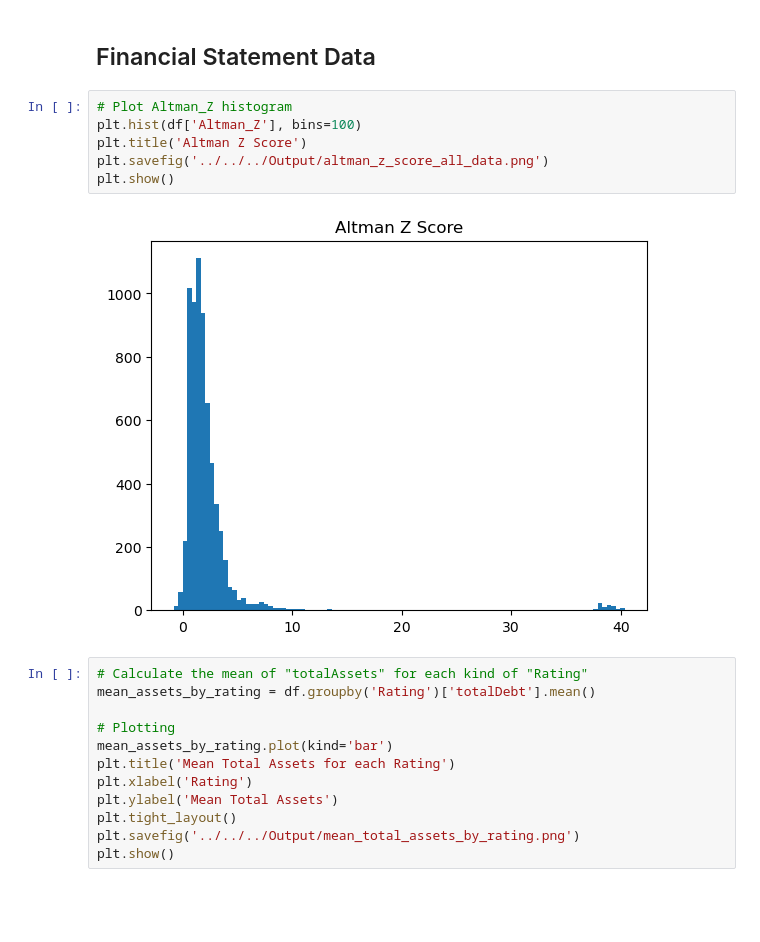
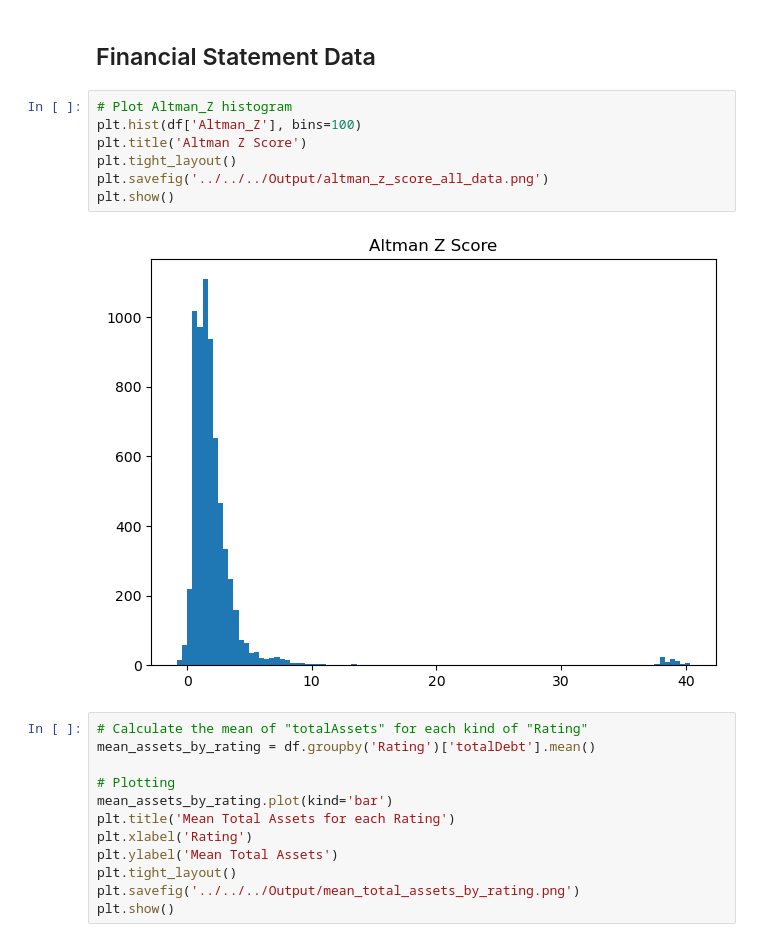
Before and after one commit to current12/Stat-222-Project, a Jupyter notebook: Code/Exploratory Data Analysis/All Data/All Data - Tabular EDA.ipynb, the cells around one changed output. Cells and saved outputs as stored; diff of their text form; blank space fills up the shorter version.

Commit message:
fix altman z plot

```diff
--- a/Code/Exploratory Data Analysis/All Data/All Data - Tabular EDA.ipynb
+++ b/Code/Exploratory Data Analysis/All Data/All Data - Tabular EDA.ipynb
@@ -355,11 +355,12 @@ Name: count, dtype: int64
 # %%
 # Plot Altman_Z histogram
 plt.hist(df['Altman_Z'], bins=100)
 plt.title('Altman Z Score')
+plt.tight_layout()
 plt.savefig('../../../Output/altman_z_score_all_data.png')
 plt.show()
 # %% [output]
-[figure, old version]
+[figure, new version]
 # %%
 # Calculate the mean of "totalAssets" for each kind of "Rating"
 mean_assets_by_rating = df.groupby('Rating')['totalDebt'].mean()
```
Also changed, not shown: 1 other file.
